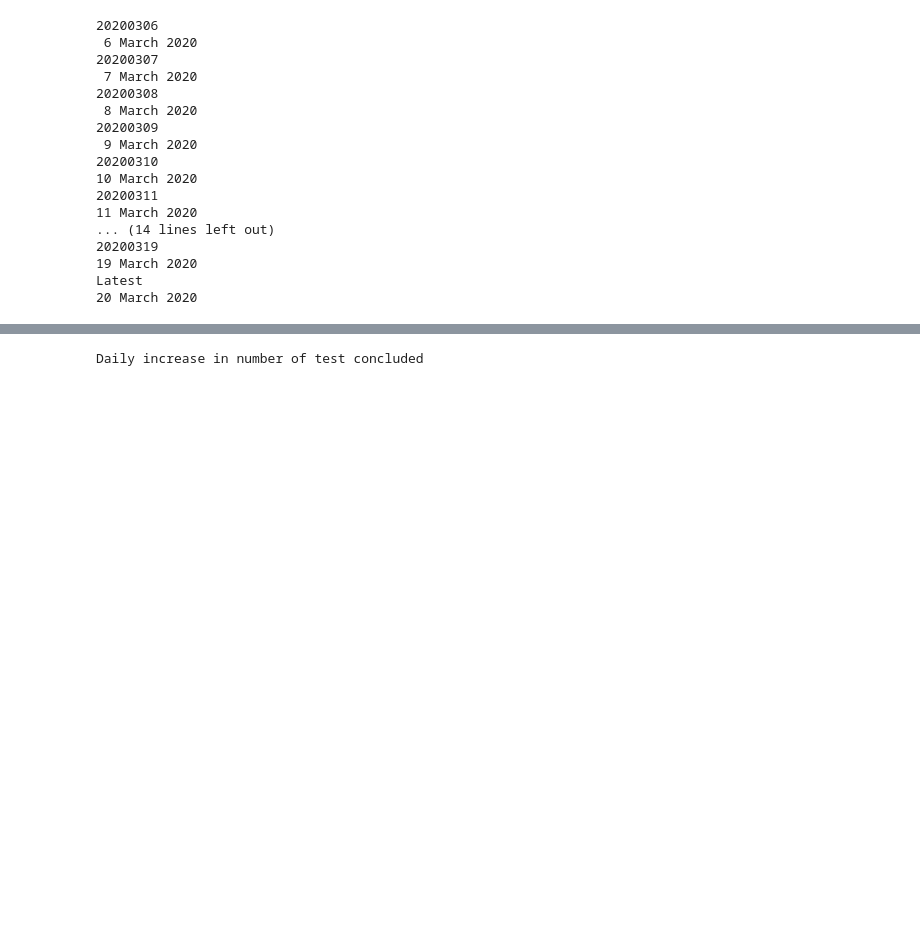
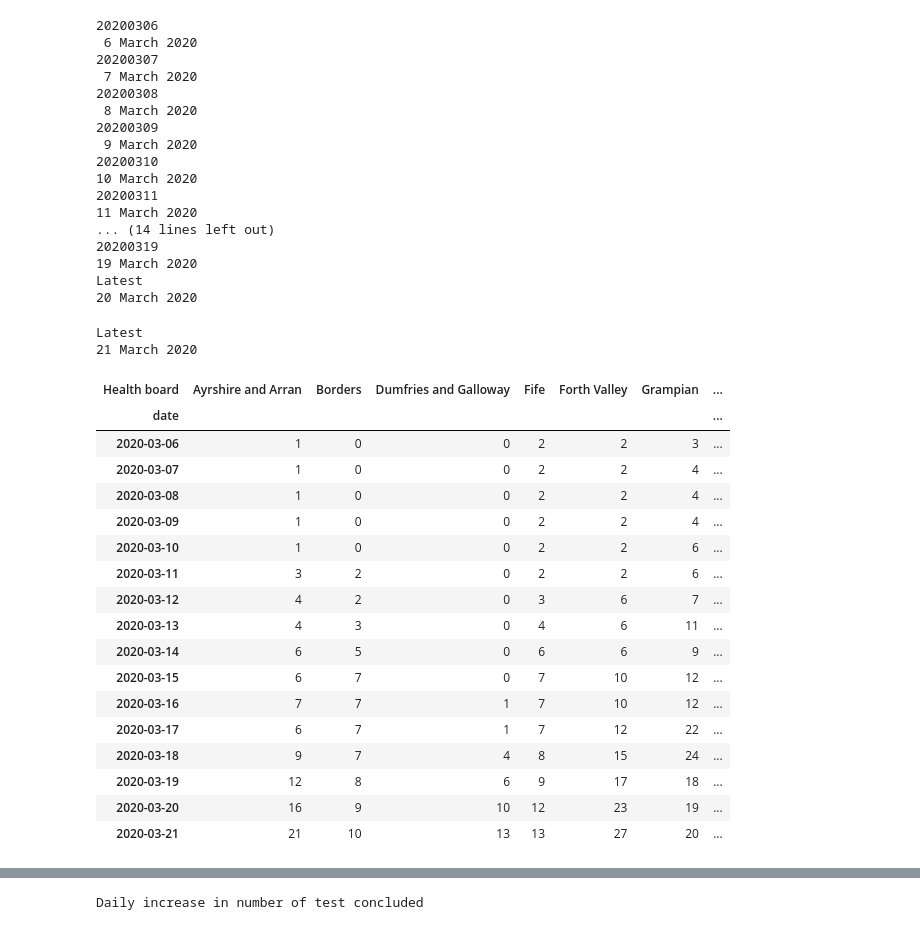
Before and after one commit to seumasmorrison/Scotland_COVID-19, a Jupyter notebook: Scotland_COVID-19.ipynb, the cells around one changed output, grey strips where cells are left out. Saved outputs shown, nothing was run; the diff lists cells and outputs as text; code cells hidden in the pictures; blank space fills up the shorter version.

Commit message:
21 March update

```diff
--- a/Scotland_COVID-19.ipynb
+++ b/Scotland_COVID-19.ipynb
@@ -162,7 +162,33 @@ results.append(ScotlandCOVID19.from_latest_government())
 19 March 2020
 Latest
 20 March 2020
+# %%
+results.append(ScotlandCOVID19.from_latest_government())
+# %% [output]
+Latest
+21 March 2020
 # %%
 all_results = ScotlandCOVID19Results(results)
 # %%
 all_results.to_netcdf()
+# %%
+all_results.counts
+# %% [output]
+| Health board | Ayrshire and Arran | Borders | Dumfries and Galloway | Fife | Forth Valley | Grampian | ... |
+| date |  |  |  |  |  |  | ... |
+| 2020-03-06 | 1 | 0 | 0 | 2 | 2 | 3 | ... |
+| 2020-03-07 | 1 | 0 | 0 | 2 | 2 | 4 | ... |
+| 2020-03-08 | 1 | 0 | 0 | 2 | 2 | 4 | ... |
+| 2020-03-09 | 1 | 0 | 0 | 2 | 2 | 4 | ... |
+| 2020-03-10 | 1 | 0 | 0 | 2 | 2 | 6 | ... |
+| 2020-03-11 | 3 | 2 | 0 | 2 | 2 | 6 | ... |
+| 2020-03-12 | 4 | 2 | 0 | 3 | 6 | 7 | ... |
+| 2020-03-13 | 4 | 3 | 0 | 4 | 6 | 11 | ... |
+| 2020-03-14 | 6 | 5 | 0 | 6 | 6 | 9 | ... |
+| 2020-03-15 | 6 | 7 | 0 | 7 | 10 | 12 | ... |
+| 2020-03-16 | 7 | 7 | 1 | 7 | 10 | 12 | ... |
+| 2020-03-17 | 6 | 7 | 1 | 7 | 12 | 22 | ... |
+| 2020-03-18 | 9 | 7 | 4 | 8 | 15 | 24 | ... |
+| 2020-03-19 | 12 | 8 | 6 | 9 | 17 | 18 | ... |
+| 2020-03-20 | 16 | 9 | 10 | 12 | 23 | 19 | ... |
+| 2020-03-21 | 21 | 10 | 13 | 13 | 27 | 20 | ... |
```
Also changed, not shown: parts of 13 cells of this notebook.
